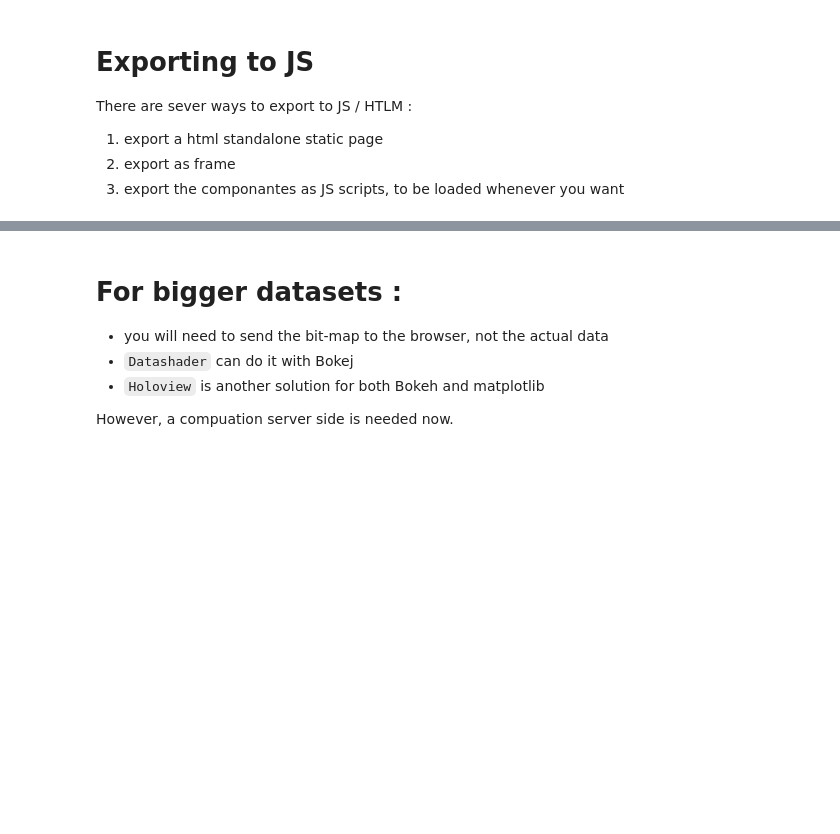
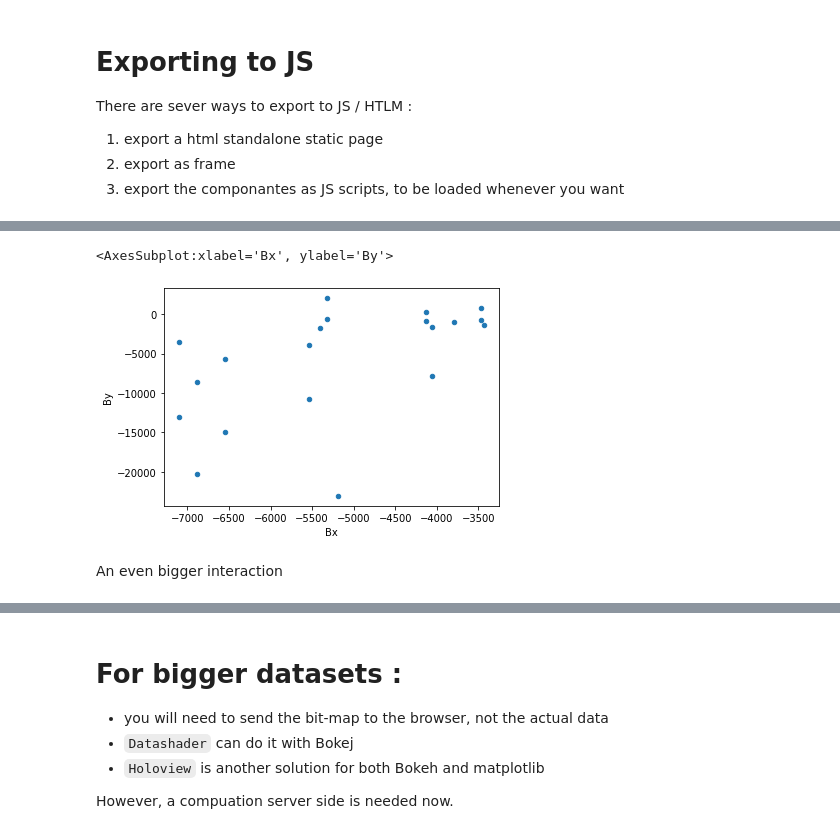
Before and after one commit to antoinetavant/python_interactive_visualisation, a Jupyter notebook: 2_bokeh_timeseries.ipynb, the cells around one changed output, grey strips where cells are left out. Drawn from its saved outputs; the diff is of its cells as text; code cells hidden in the pictures; blank space fills up the shorter version.

```diff
--- a/2_bokeh_timeseries.ipynb
+++ b/2_bokeh_timeseries.ipynb
@@ -116,0 +270,16 @@ There are sever ways to export to JS / HTLM :
+# %%
+dfselected = pd.DataFrame()
+retour_selected_index = CustomJS(args=dict(p=p), code="""
+        console.log(cb_obj)
+        var d1 = cb_obj.indices;
+        console.log(d1)
+        var kernel = IPython.notebook.kernel;
+        IPython.notebook.kernel.execute("inds = " + d1);
+        IPython.notebook.kernel.execute("dfselected = small_dataframe.iloc[list(inds)]");
+
+        """
+)
+
+source.selected.js_on_change("indices", retour_selected_index)
+
+plt.show(p)
@@ -116,0 +298,7 @@ There are sever ways to export to JS / HTLM :
+# %%
+dfselected.plot.scatter("Bx", "By")
+# %% [output]
+<AxesSubplot:xlabel='Bx', ylabel='By'>
+[figure, added]
+# %% [markdown]
+An even bigger interaction
```
Also changed, not shown: parts of 22 cells of this notebook, 7 other files.
